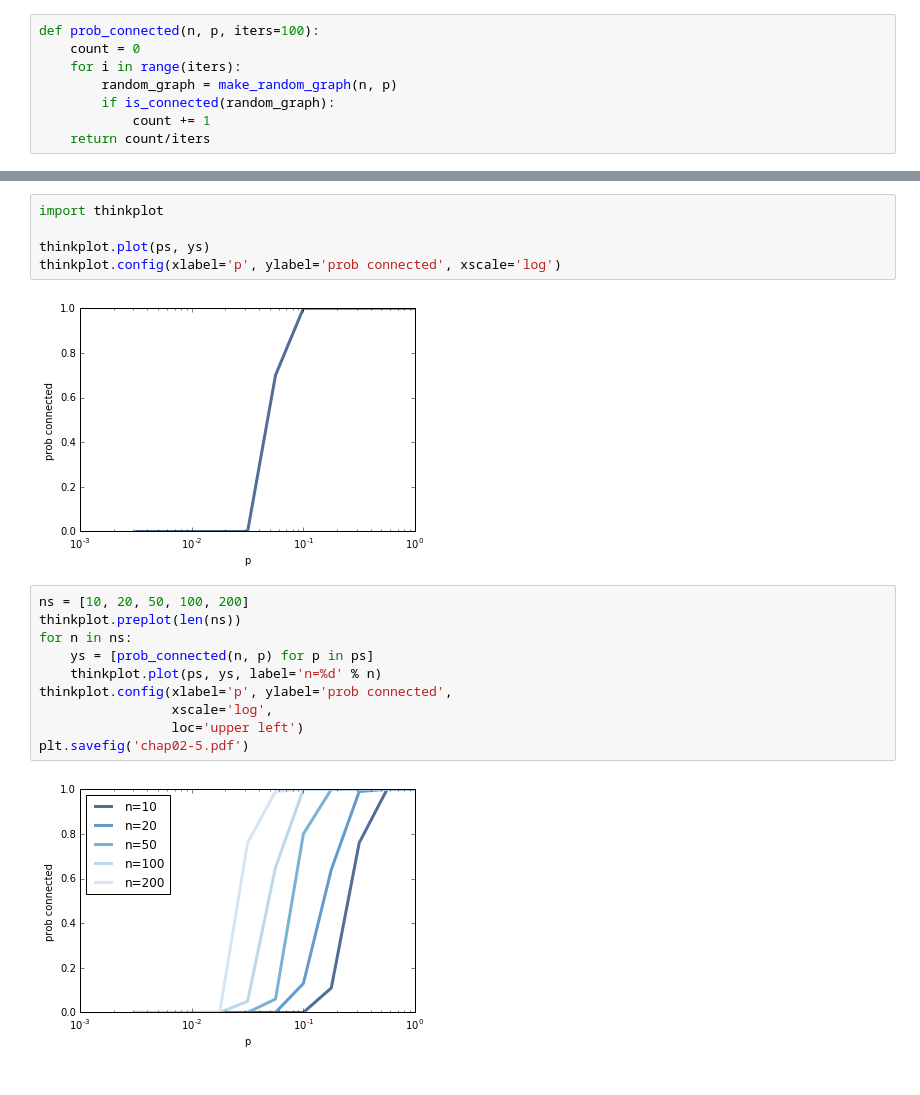
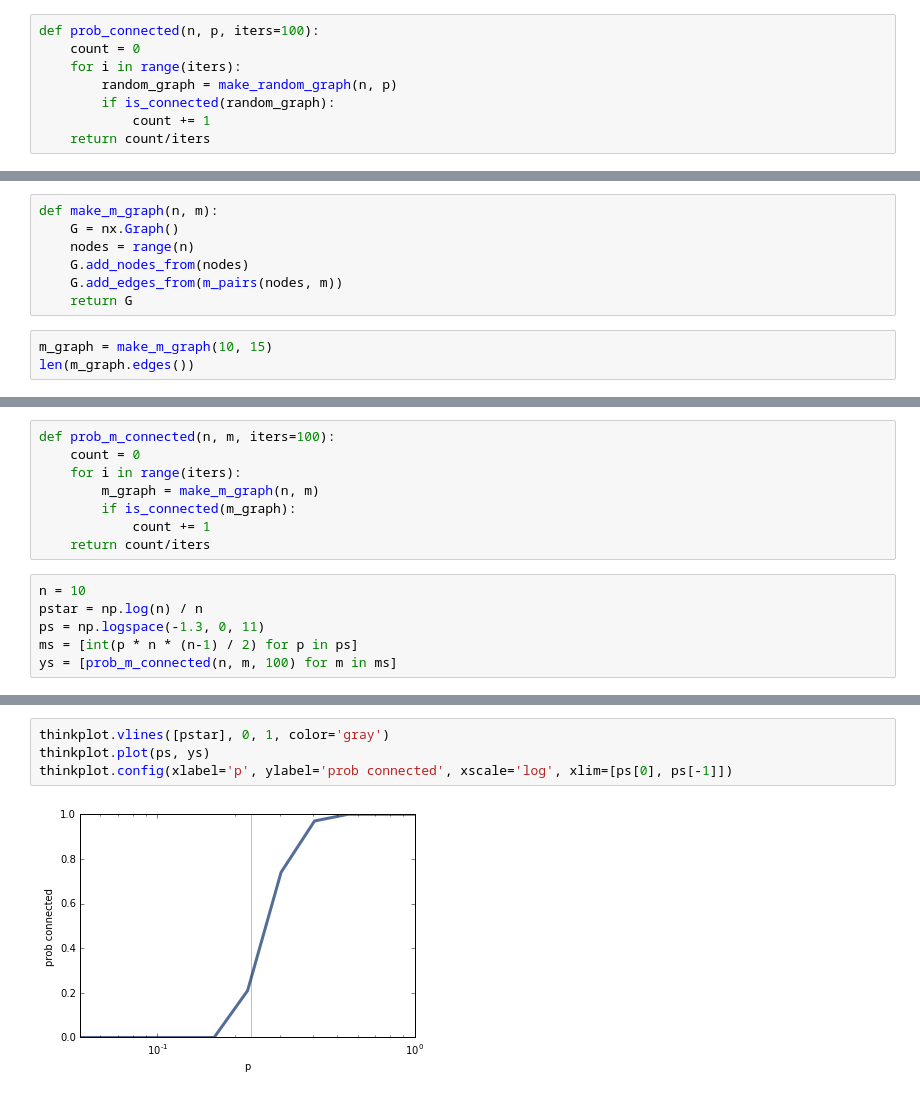
Before and after one commit to AllenDowney/ThinkComplexity2, a Jupyter notebook: code/chap02.ipynb, the cells around one changed output, grey strips where cells are left out. Drawn from its saved outputs; the diff is of its cells as text.

```diff
--- a/code/chap02.ipynb
+++ b/code/chap02.ipynb
@@ -204,0 +367,10 @@ Wall time: 3.79 s
+# %%
+def make_m_graph(n, m):
+    G = nx.Graph()
+    nodes = range(n)
+    G.add_nodes_from(nodes)
+    G.add_edges_from(m_pairs(nodes, m))
+    return G
+# %%
+m_graph = make_m_graph(10, 15)
+len(m_graph.edges())
@@ -204,0 +386,14 @@ Wall time: 3.79 s
+# %%
+def prob_m_connected(n, m, iters=100):
+    count = 0
+    for i in range(iters):
+        m_graph = make_m_graph(n, m)
+        if is_connected(m_graph):
+            count += 1
+    return count/iters
+# %%
+n = 10
+pstar = np.log(n) / n
+ps = np.logspace(-1.3, 0, 11)
+ms = [int(p * n * (n-1) / 2) for p in ps]
+ys = [prob_m_connected(n, m, 100) for m in ms]
@@ -205,19 +415,6 @@ Wall time: 3.79 s
 # %%
-import thinkplot
-
+thinkplot.vlines([pstar], 0, 1, color='gray')
 thinkplot.plot(ps, ys)
-thinkplot.config(xlabel='p', ylabel='prob connected', xscale='log')
+thinkplot.config(xlabel='p', ylabel='prob connected', xscale='log', xlim=[ps[0], ps[-1]])
 # %% [output]
-[figure, old version]
+[figure, new version]
-# %%
-ns = [10, 20, 50, 100, 200]
-thinkplot.preplot(len(ns))
-for n in ns:
-    ys = [prob_connected(n, p) for p in ps]
-    thinkplot.plot(ps, ys, label='n=%d' % n)
-thinkplot.config(xlabel='p', ylabel='prob connected',
-                 xscale='log',
-                 loc='upper left')
-plt.savefig('chap02-5.pdf')
-# %% [output]
-[figure, removed]
```
Also changed, not shown: parts of 55 cells of this notebook.
